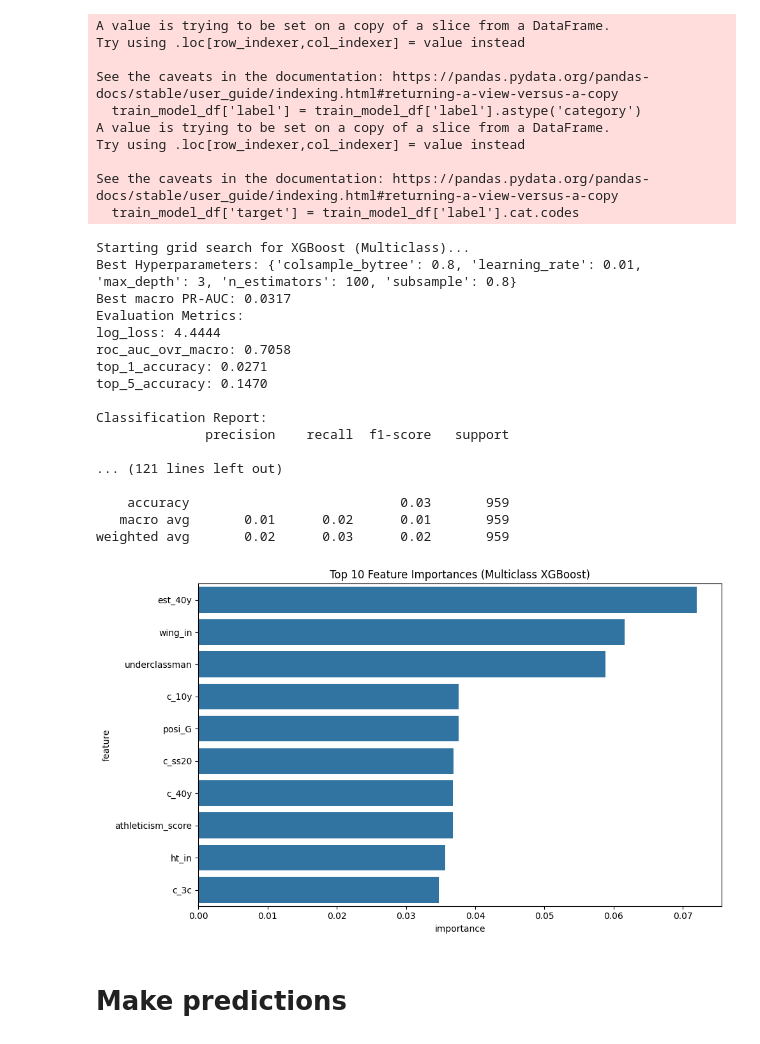
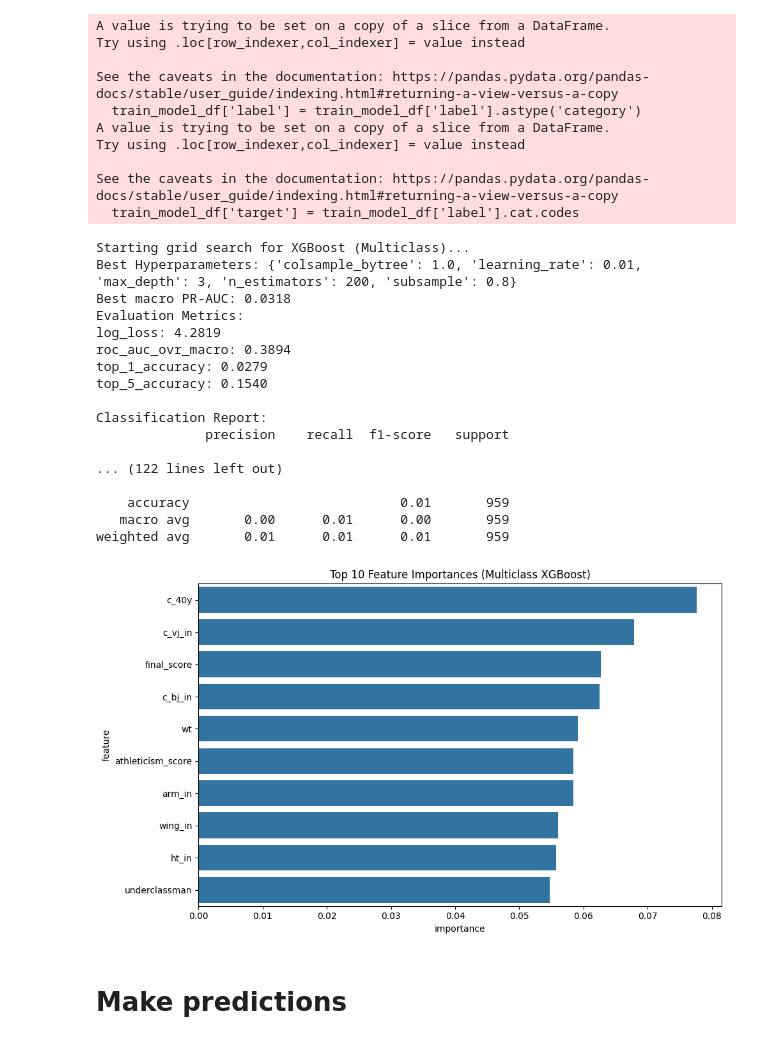
Before and after one commit to SethTheDataScientist/NFL-GM-Analysis, a Jupyter notebook: NFL draft types.ipynb, the cells around one changed output. Drawn from its saved outputs; the diff is of its cells as text; code cells hidden in the pictures.

```diff
--- a/NFL draft types.ipynb
+++ b/NFL draft types.ipynb
@@ -166,7 +174,7 @@ else:
     pass
 # %%
 
-def evaluate_multiclass_model(test_X=None, test_y=None, model=None, y_proba=None, class_labels=None, top_k=(1, 5), plot_confusion=True):
+def evaluate_multiclass_model(test_X=None, test_y=None, test_sw = None, model=None, y_proba=None, class_labels=None, top_k=(1, 5), plot_confusion=True):
     """
     Evaluate a multiclass classifier with probabilistic metrics.
 
@@ -193,18 +201,18 @@ def evaluate_multiclass_model(test_X=None, test_y=None, model=None, y_proba=None
     results = {}
 
     # Log loss
-    results['log_loss'] = log_loss(test_y, y_proba)
+    results['log_loss'] = log_loss(test_y, y_proba, sample_weight=test_sw) if test_sw is not None else log_loss(test_y, y_proba)
 
     # ROC-AUC
     try:
-        results['roc_auc_ovr_macro'] = roc_auc_score(test_y, y_proba, multi_class='ovr', average='macro')
+        results['roc_auc_ovr_macro'] = roc_auc_score(test_y, y_proba, multi_class='ovr', average='macro', sample_weight=test_sw) if test_sw is not None else roc_auc_score(test_y, y_proba, multi_class='ovr', average='macro')
     except Exception as e:
         results['roc_auc_ovr_macro'] = f"Unavailable: {e}"
 
     # Top-K accuracy
     for k in top_k:
         try:
-            score = top_k_accuracy_score(test_y, y_proba, k=k)
+            score = top_k_accuracy_score(test_y, y_proba, k=k, sample_weight=test_sw) if test_sw is not None else top_k_accuracy_score(test_y, y_proba, k=k)
             results[f'top_{k}_accuracy'] = score
         except Exception as e:
             results[f'top_{k}_accuracy'] = f"Unavailable: {e}"
@@ -235,7 +243,7 @@ def evaluate_multiclass_model(test_X=None, test_y=None, model=None, y_proba=None
 # %%
 # Best Hyperparameters: {'colsample_bytree': 0.8, 'learning_rate': 0.01, 'max_depth': 3, 'n_estimators': 100, 'subsample': 0.8}
 
-def xgboost_model(train_X, train_y, test_X, test_y, X_val, y_val):
+def xgboost_model(train_X, train_y, test_X, test_y, X_val, y_val, val_sw, train_sw, test_sw):
     """Build and evaluate a multiclass XGBoost model with hyperparameter tuning"""
 
     # Get number of classes
@@ -243,8 +251,8 @@ def xgboost_model(train_X, train_y, test_X, test_y, X_val, y_val):
 
     # Define the parameter grid
     param_grid = {
-        'n_estimators': [100, 200, 300],
-        'max_depth': [3, 5, 7],
+        'n_estimators': [100, 200],
+        'max_depth': [3, 5],
         'learning_rate': [0.01, 0.05, 0.1],
         'subsample': [0.8, 1.0],
         'colsample_bytree': [0.8, 1.0]
@@ -267,7 +275,8 @@ def xgboost_model(train_X, train_y, test_X, test_y, X_val, y_val):
         model.fit(
             train_X, train_y,
             eval_set=[(X_val, y_val)],
-            verbose=False
+            verbose=False,
+            sample_weight_eval_set=[val_sw],
         )
 
         # Predict probabilities
@@ -296,11 +305,12 @@ def xgboost_model(train_X, train_y, test_X, test_y, X_val, y_val):
         objective='multi:softprob',
         num_class=num_classes
     )
-    best_model.fit(train_X, train_y, verbose=False)
+    best_model.fit(train_X, train_y, verbose=False,
+            sample_weight=train_sw)
 
     # Final evaluation
     y_proba, y_pred, results = evaluate_multiclass_model(
-        test_X, test_y,
+        test_X, test_y, test_sw=test_sw,
         model=best_model,
         plot_confusion=False
     )
@@ -308,45 +318,45 @@ def xgboost_model(train_X, train_y, test_X, test_y, X_val, y_val):
     # Feature importances
     feature_importances = pd.DataFrame({
         'feature': train_X.columns,
         'importance': best_model.feature_importances_
     })
 
     top_features = feature_importances.sort_values(by='importance', ascending=False).head(10)
 
     plt.figure(figsize=(10, 6))
     sns.barplot(data=top_features, x='importance', y='feature')
     plt.title("Top 10 Feature Importances (Multiclass XGBoost)")
     plt.tight_layout()
     plt.show()
 
     return best_model, y_proba, y_pred, results
 
 
 if dev_level == 'dev':
 
-    best_model, y_proba, y_pred, results = xgboost_model(train_X, train_y, test_X, test_y, X_val, y_val)
+    best_model, y_proba, y_pred, results = xgboost_model(train_X, train_y, test_X, test_y, X_val, y_val, val_sw, train_sw, test_sw)
 
 else:
     pass
 # %% [output]
 Starting grid search for XGBoost (Multiclass)...
-Best Hyperparameters: {'colsample_bytree': 0.8, 'learning_rate': 0.01, 'max_depth': 3, 'n_estimators': 100, 'subsample': 0.8}
-Best macro PR-AUC: 0.0317
+Best Hyperparameters: {'colsample_bytree': 1.0, 'learning_rate': 0.01, 'max_depth': 3, 'n_estimators': 200, 'subsample': 0.8}
+Best macro PR-AUC: 0.0318
 Evaluation Metrics:
-log_loss: 4.4444
-roc_auc_ovr_macro: 0.7058
-top_1_accuracy: 0.0271
-top_5_accuracy: 0.1470
+log_loss: 4.2819
+roc_auc_ovr_macro: 0.3894
+top_1_accuracy: 0.0279
+top_5_accuracy: 0.1540
 
 Classification Report:
               precision    recall  f1-score   support
 
-... (121 lines left out)
+... (122 lines left out)
 
-    accuracy                           0.03       959
-   macro avg       0.01      0.02      0.01       959
-weighted avg       0.02      0.03      0.02       959
+    accuracy                           0.01       959
+   macro avg       0.00      0.01      0.00       959
+weighted avg       0.01      0.01      0.01       959
-[figure, old version]
+[figure, new version]
 # %% [markdown]
 # Make predictions
 # %%
```
Also changed, not shown: parts of 6 cells of this notebook, 6 other files.
